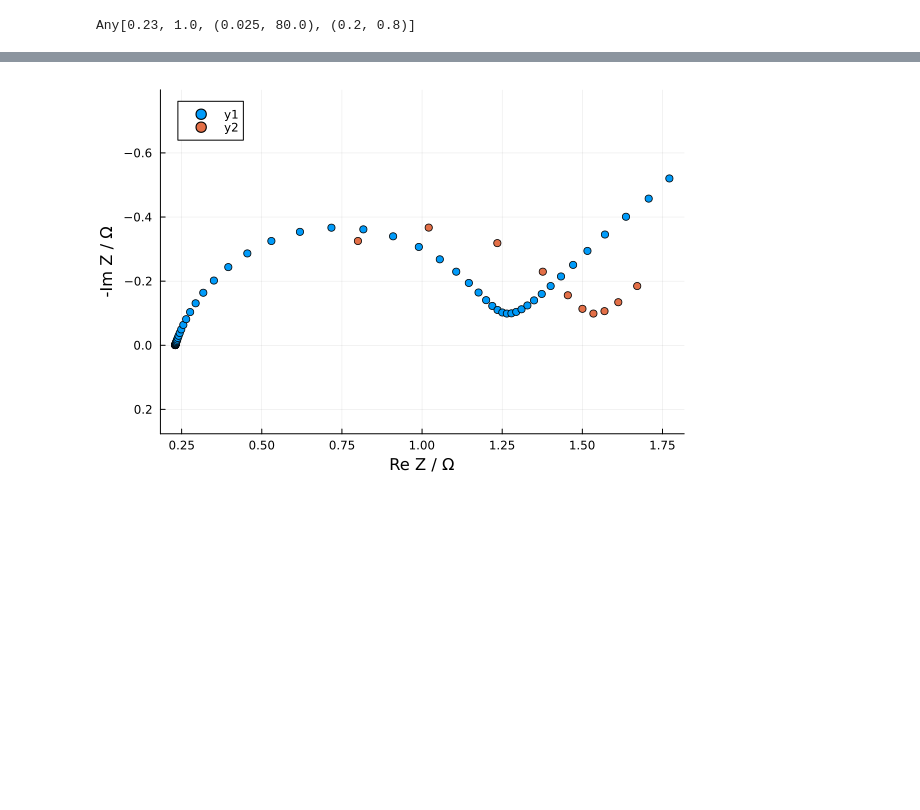
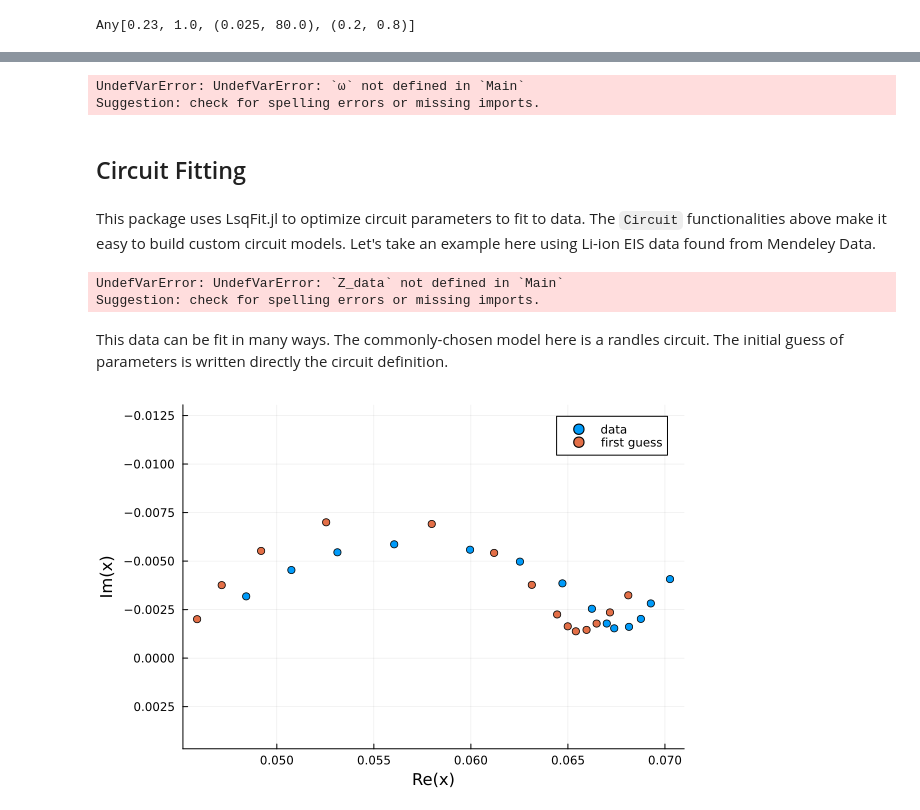
Before and after one commit to bdamerau/EISAnalysis.jl, a Jupyter notebook: Notebooks/Tutorial.ipynb, the cells around one changed output, grey strips where cells are left out. Cells and saved outputs as stored; diff of their text form; code cells hidden in the pictures; blank space fills up the shorter version.

```diff
--- a/Notebooks/Tutorial.ipynb
+++ b/Notebooks/Tutorial.ipynb
@@ -90,6 +89,32 @@ Expr[:(0.5r), :(1.0r), :(0.025 * wo ^ 80.0), :(0.2 * q ^ 0.8)]
 # %%
-ω = collect(logrange(1e-02,1e01,10))
-updated_circuit2 = circuit ~ ω
+ω_data = collect(logrange(1e-02,1e01,10))
+@time updated_circuit2 = circuit ~ ω
+@time r~ω
 plot_Nyquist(circuit,updated_circuit2)
 # %% [output]
-[figure, removed]
+UndefVarError: UndefVarError: `ω` not defined in `Main`
+Suggestion: check for spelling errors or missing imports.
+# %% [markdown]
+## Circuit Fitting
+# %% [markdown]
+This package uses LsqFit.jl to optimize circuit parameters to fit to data. The `Circuit` functionalities above make it easy to build custom circuit models. Let's take an example here using Li-ion EIS data found from Mendeley Data.
+# %%
+#Here is some raw LiB EIS data from Mendeley Data
+using CSV,DataFrames,Plots
+ω_exp =  [ 0.05, 0.1, 0.2, 0.4, 1, 2, 4, 10, 20, 40, 100, 200, 400, 1000]
+data = CSV.read("Data/EIS_Data.csv",DataFrame)
+Z_exp = data[!,"Re(Z)"]-im*data[!,"-Im(Z)"]
+plt =scatter(Z_data,label = "data",aspect_ratio=:equal)
+plot!(plt,ylims = (-0.01,0),yflip=true)
+# %% [output]
+UndefVarError: UndefVarError: `Z_data` not defined in `Main`
+Suggestion: check for spelling errors or missing imports.
+# %% [markdown]
+This data can be fit in many ways. The commonly-chosen model here is a randles circuit. The initial guess of parameters is written directly the circuit definition.
+# %%
+randles_circuit = (0.045r-(0.02r-0.001wo^25)/2q) ~ ω_exp
+plt =scatter(Z_exp,label = "data")
+scatter!(plt,randles_circuit.Z,label  = "first guess")
+plot!(plt,yflip=true,aspect_ratio=:equal)
+# %% [output]
+[figure, added]
```
Also changed, not shown: parts of 5 cells of this notebook, 7 other files.
